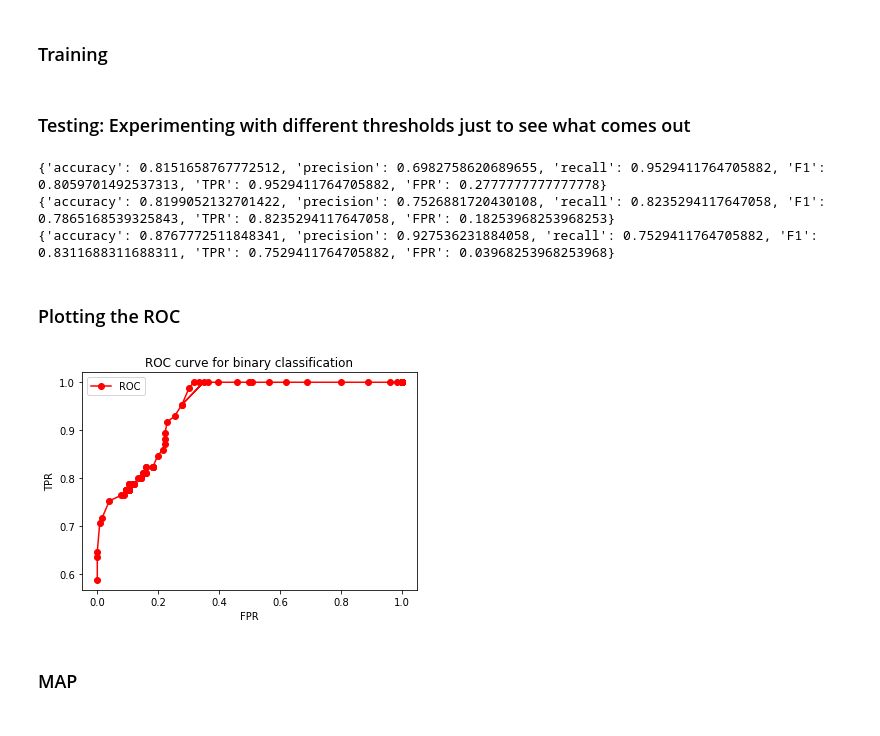
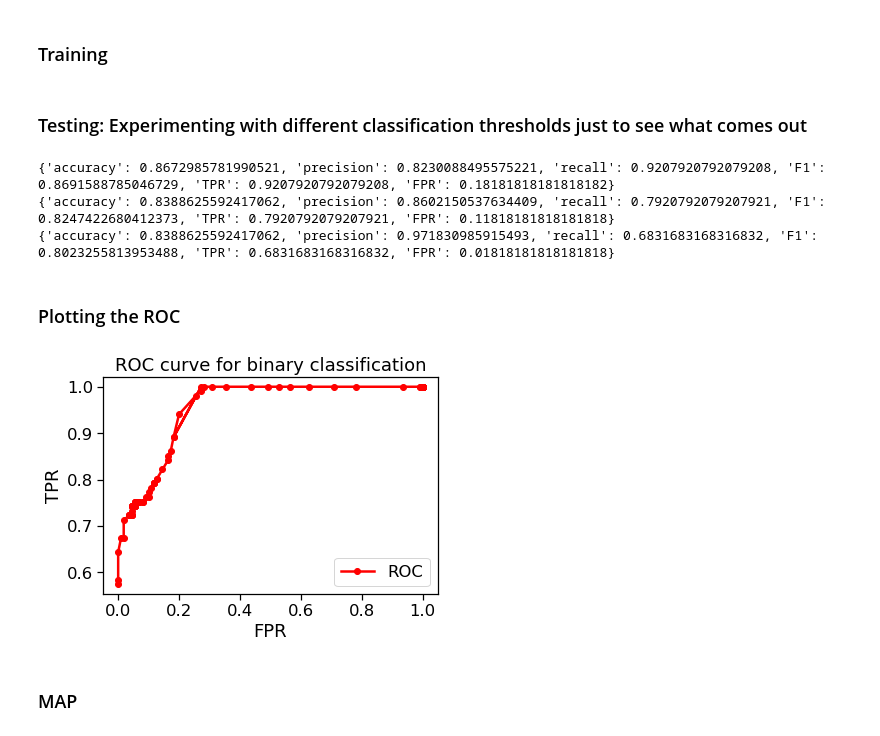
Before and after one commit to HarmanDotpy/ML-Assignment1, a Jupyter notebook: health_data_ALL.ipynb, the cells around one changed output. Drawn from its saved outputs; the diff is of its cells as text; code cells hidden in the pictures.

```diff
--- a/health_data_ALL.ipynb
+++ b/health_data_ALL.ipynb
@@ -21,9 +28,12 @@ train_df, test_df = train_df.reset_index(drop = True), test_df.reset_index(drop
 # train_df.drop('index')
 
 # Data in numpy arrays (also separating train data by classes)
+X_train = train_df.drop('category', axis = 1).to_numpy()
+y_train = train_df.drop(['age', 'restbps', 'chol'], axis = 1).to_numpy().reshape((X_train.shape[0],))
+
 X_train_0, X_train_1 = train_df.loc[train_df['category'] == 0].drop('category', axis = 1).to_numpy(),train_df.loc[train_df['category'] == 1].drop('category', axis = 1).to_numpy()
-X_test, y_test = test_df.drop('category', axis = 1).to_numpy(), test_df['category'].to_numpy().reshape((-1, 1))
-print(X_train_0.shape, X_train_1.shape, X_test.shape, y_test.shape)
+X_test, y_test = test_df.drop('category', axis = 1).to_numpy(), test_df['category'].to_numpy().reshape((-1, ))
+print(X_train_0.shape, X_train_1.shape, X_test.shape, y_test.shape, X_train.shape, y_train.shape)
 # %% [output]
    age  restbps  chol  category
 0   26      109   243         0
@@ -69,6 +176,16 @@ def performance_metrics(y_pred_test, y_test):
     F1 = 2*P*R/(P+R)
     TPR = R
     FPR = FP/(FP+TN)
+# #     conf_mat = [['TP = {}'.format(TP), 'FN = {}'.format(FN)], ['FP = {}'.format(FP), 'TN = {}'.format(TN)]]
+#     conf_mat = np.array([[TP, FN], [FP, TN]])
+#     conf_mat = np.around(conf_mat/(conf_mat.sum(axis = 1)), decimals = 3)
+
+#     ax = sb.heatmap(conf_mat, vmin = 0, vmax = 1, cmap = sb.light_palette("seagreen", as_cmap=True), xticklabels = categories, yticklabels = categories, annot = True, annot_kws={"size": 12})
+# #     ax.figure.axes[-1].yaxis.label.set_size(12)
+#     plt.xlabel('Predicted Labels', fontsize = 14)
+#     plt.ylabel('True Labels', fontsize = 14)
+#     plt.tick_params(axis='both', labelsize=10)
+# #     return conf_mat, df, macroF1, accuracy, plt
 
     return {'accuracy':ACC, 'precision':P, 'recall':R, 'F1':F1, 'TPR':TPR, 'FPR': FPR}
 
@@ -91,7 +208,7 @@ def naive_likelihood(x, mu_array, var_array):
     return likelihood
 
 def predict_naive(X_test, threshold, priors, naive_params0, naive_params1):
-    y_pred_test = np.zeros((X_test.shape[0], 1))
+    y_pred_test = np.zeros((X_test.shape[0], ))
 #     print(thresh)
     for i in range(X_test.shape[0]):
         likelihood_0 = naive_likelihood(X_test[i], naive_params0['mu'], naive_params0['var'])
@@ -104,7 +221,7 @@ def ROC_naive(X_test, y_test, priors, params_0, params_1):
     TPR_list = []
     for thresh in [2**i for i in range(-30, -2)]:
         y_pred_test = predict_naive(X_test, thresh, priors, params_0, params_1)
-        performance = performance_metrics(y_pred_test, y_test)
+        performance= performance_metrics(y_pred_test, y_test)
         FPR_list.append(performance['FPR'])
         TPR_list.append(performance['TPR'])
 
@@ -127,6 +244,7 @@ def ROC_naive(X_test, y_test, priors, params_0, params_1):
     plt.title('ROC curve for binary classification')
     plt.legend()
     plt.show()
+    return TPR_list, FPR_list
 # %% [markdown]
 ### Training
 # %%
@@ -134,7 +252,7 @@ priors_naive = getpriors(X_train_0, X_train_1)
 naive_params0 = get_naive_params(X_train_0)
 naive_params1 = get_naive_params(X_train_1)
 # %% [markdown]
-### Testing: Experimenting with different thresholds just to see what comes out
+### Testing: Experimenting with different classification thresholds just to see what comes out
 # %%
 threshold = 0.1
 y_pred_naive = predict_naive(X_test, threshold, priors_naive, naive_params0, naive_params1)
@@ -152,15 +270,15 @@ perf_metrics = performance_metrics(y_pred_naive, y_test)
 print(perf_metrics)
 ### Plotting the ROC
 # %% [output]
-{'accuracy': 0.8151658767772512, 'precision': 0.6982758620689655, 'recall': 0.9529411764705882, 'F1': 0.8059701492537313, 'TPR': 0.9529411764705882, 'FPR': 0.2777777777777778}
-{'accuracy': 0.8199052132701422, 'precision': 0.7526881720430108, 'recall': 0.8235294117647058, 'F1': 0.7865168539325843, 'TPR': 0.8235294117647058, 'FPR': 0.18253968253968253}
-{'accuracy': 0.8767772511848341, 'precision': 0.927536231884058, 'recall': 0.7529411764705882, 'F1': 0.8311688311688311, 'TPR': 0.7529411764705882, 'FPR': 0.03968253968253968}
+{'accuracy': 0.8672985781990521, 'precision': 0.8230088495575221, 'recall': 0.9207920792079208, 'F1': 0.8691588785046729, 'TPR': 0.9207920792079208, 'FPR': 0.18181818181818182}
+{'accuracy': 0.8388625592417062, 'precision': 0.8602150537634409, 'recall': 0.7920792079207921, 'F1': 0.8247422680412373, 'TPR': 0.7920792079207921, 'FPR': 0.11818181818181818}
+{'accuracy': 0.8388625592417062, 'precision': 0.971830985915493, 'recall': 0.6831683168316832, 'F1': 0.8023255813953488, 'TPR': 0.6831683168316832, 'FPR': 0.01818181818181818}
 # %% [markdown]
 ### Plotting the ROC
 # %%
-ROC_naive(X_test, y_test, priors_naive, naive_params0, naive_params1)
+tprlistnaivebayes, fprlistnaivebayes = ROC_naive(X_test, y_test, priors_naive, naive_params0, naive_params1)
 # %% [output]
-[figure, old version]
+[figure, new version]
 # %% [markdown]
 ### MAP
 # %% [markdown]
```
Also changed, not shown: parts of 21 cells of this notebook, 1 other file.
